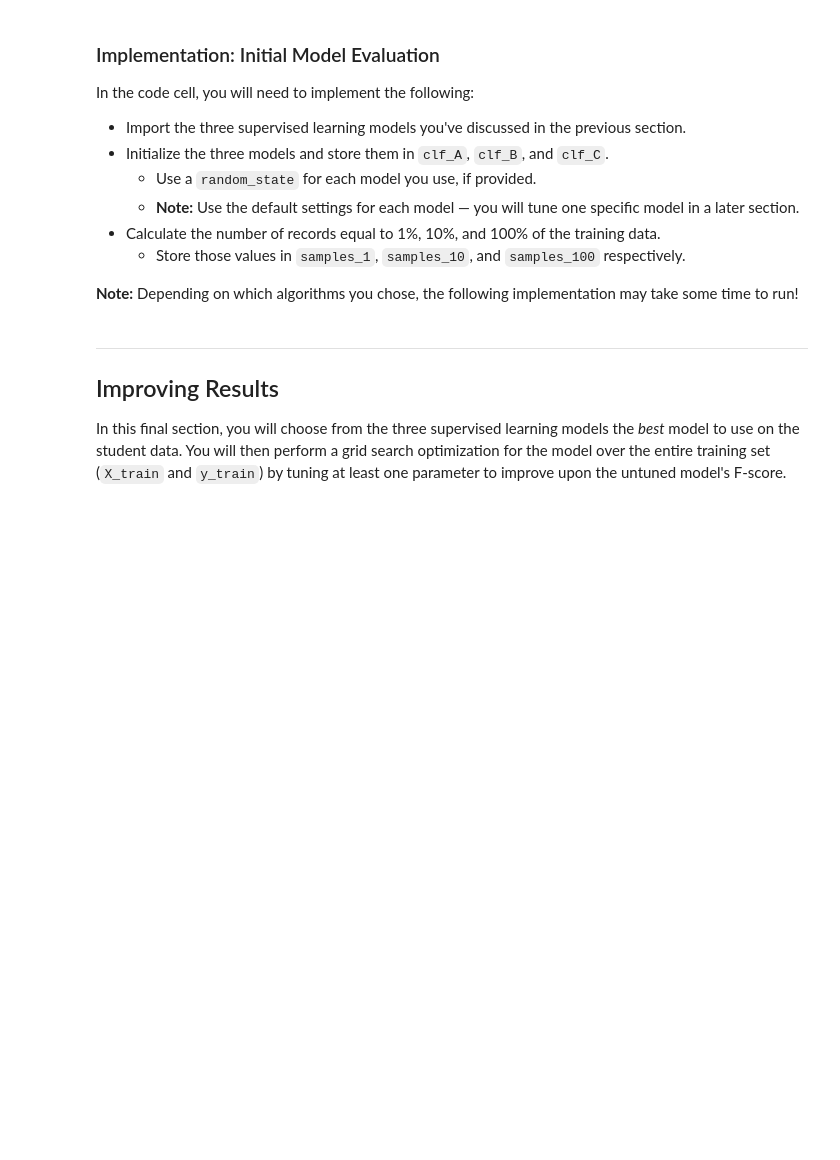
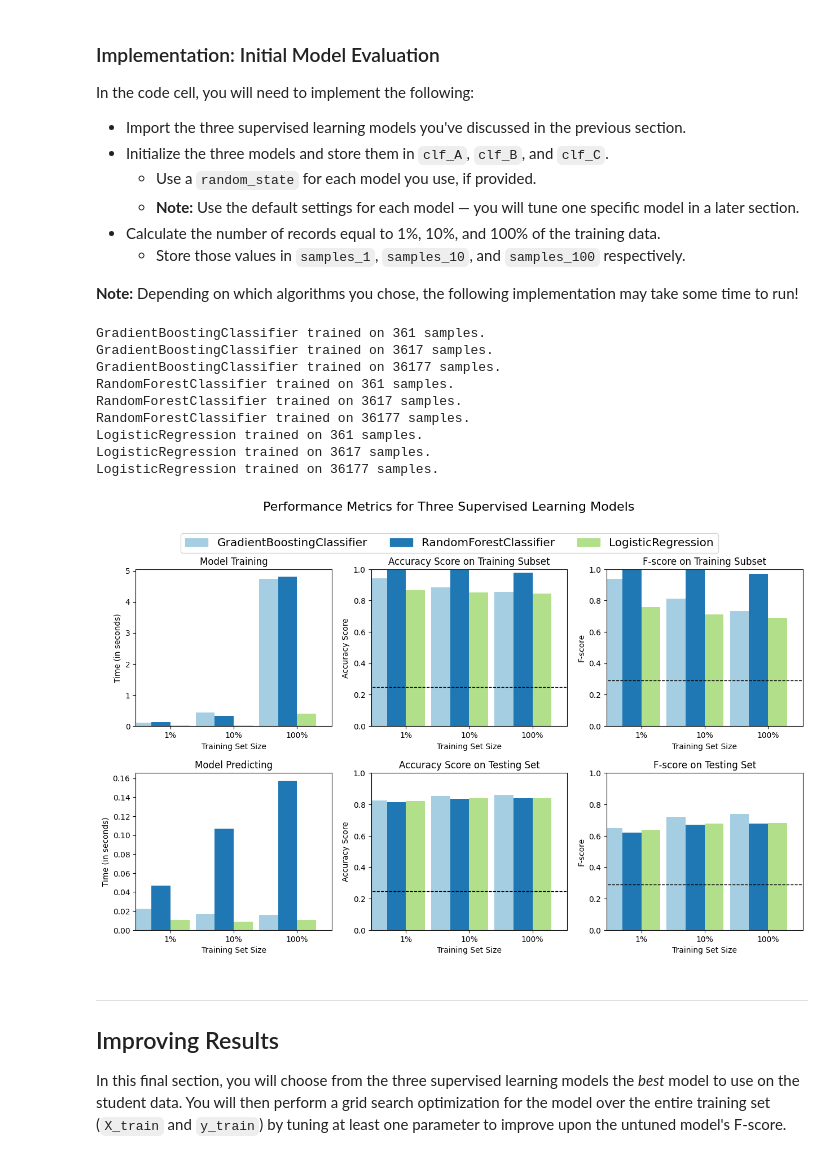
Before and after one commit to raymarke/cd0025-supervised-learning, a Jupyter notebook: starter/finding_donors.ipynb, the cells around one changed output. Drawn from its saved outputs; the diff is of its cells as text; code cells hidden in the pictures; blank space fills up the shorter version.

```diff
--- a/starter/finding_donors.ipynb
+++ b/starter/finding_donors.ipynb
@@ -375,32 +434,46 @@ In the code cell, you will need to implement the following:
 
 **Note:** Depending on which algorithms you chose, the following implementation may take some time to run!
 # %%
-# TODO: Import the three supervised learning models from sklearn
+# Import the three supervised learning models from sklearn
+from sklearn.ensemble import GradientBoostingClassifier
+from sklearn.ensemble import RandomForestClassifier
+from sklearn.linear_model import LogisticRegression
 
-# TODO: Initialize the three models
-clf_A = None
-clf_B = None
-clf_C = None
+# Initialize the three models
+clf_A = GradientBoostingClassifier(random_state=0)
+clf_B = RandomForestClassifier(random_state=0)
+clf_C = LogisticRegression(random_state=0, max_iter=1000)
 
-# TODO: Calculate the number of samples for 1%, 10%, and 100% of the training data
+# Calculate the number of samples for 1%, 10%, and 100% of the training data
 # HINT: samples_100 is the entire training set i.e. len(y_train)
 # HINT: samples_10 is 10% of samples_100 (ensure to set the count of the values to be `int` and not `float`)
 # HINT: samples_1 is 1% of samples_100 (ensure to set the count of the values to be `int` and not `float`)
-samples_100 = None
-samples_10 = None
-samples_1 = None
+samples_100 = len(y_train)
+samples_10 = int(len(y_train) // 10)
+samples_1 = int(len(y_train) // 100)
 
 # Collect results on the learners
 results = {}
 for clf in [clf_A, clf_B, clf_C]:
     clf_name = clf.__class__.__name__
     results[clf_name] = {}
     for i, samples in enumerate([samples_1, samples_10, samples_100]):
         results[clf_name][i] = \
         train_predict(clf, samples, X_train, y_train, X_test, y_test)
 
 # Run metrics visualization for the three supervised learning models chosen
 vs.evaluate(results, accuracy, fscore)
+# %% [output]
+GradientBoostingClassifier trained on 361 samples.
+GradientBoostingClassifier trained on 3617 samples.
+GradientBoostingClassifier trained on 36177 samples.
+RandomForestClassifier trained on 361 samples.
+RandomForestClassifier trained on 3617 samples.
+RandomForestClassifier trained on 36177 samples.
+LogisticRegression trained on 361 samples.
+LogisticRegression trained on 3617 samples.
+LogisticRegression trained on 36177 samples.
+[figure, added]
 # %% [markdown]
 ----
 ## Improving Results
```
Also changed, not shown: parts of 25 cells of this notebook.
